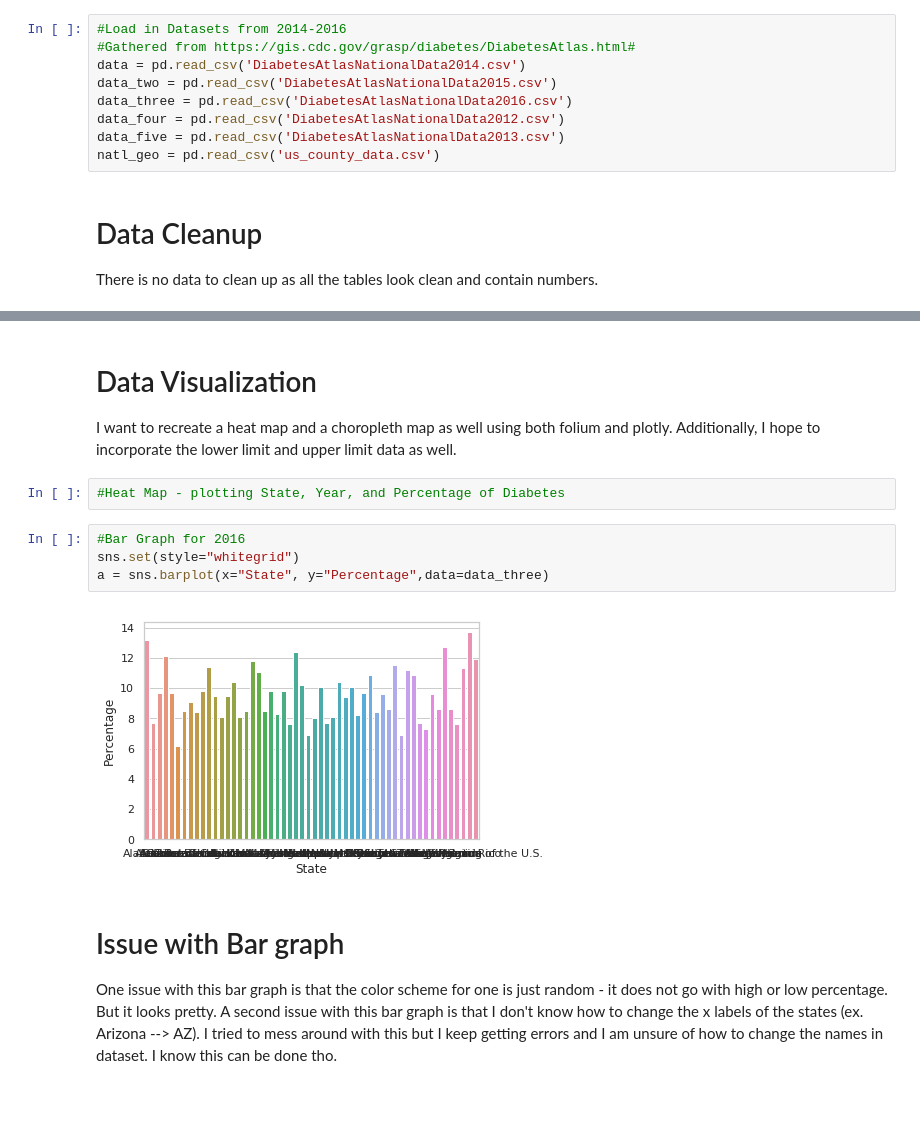
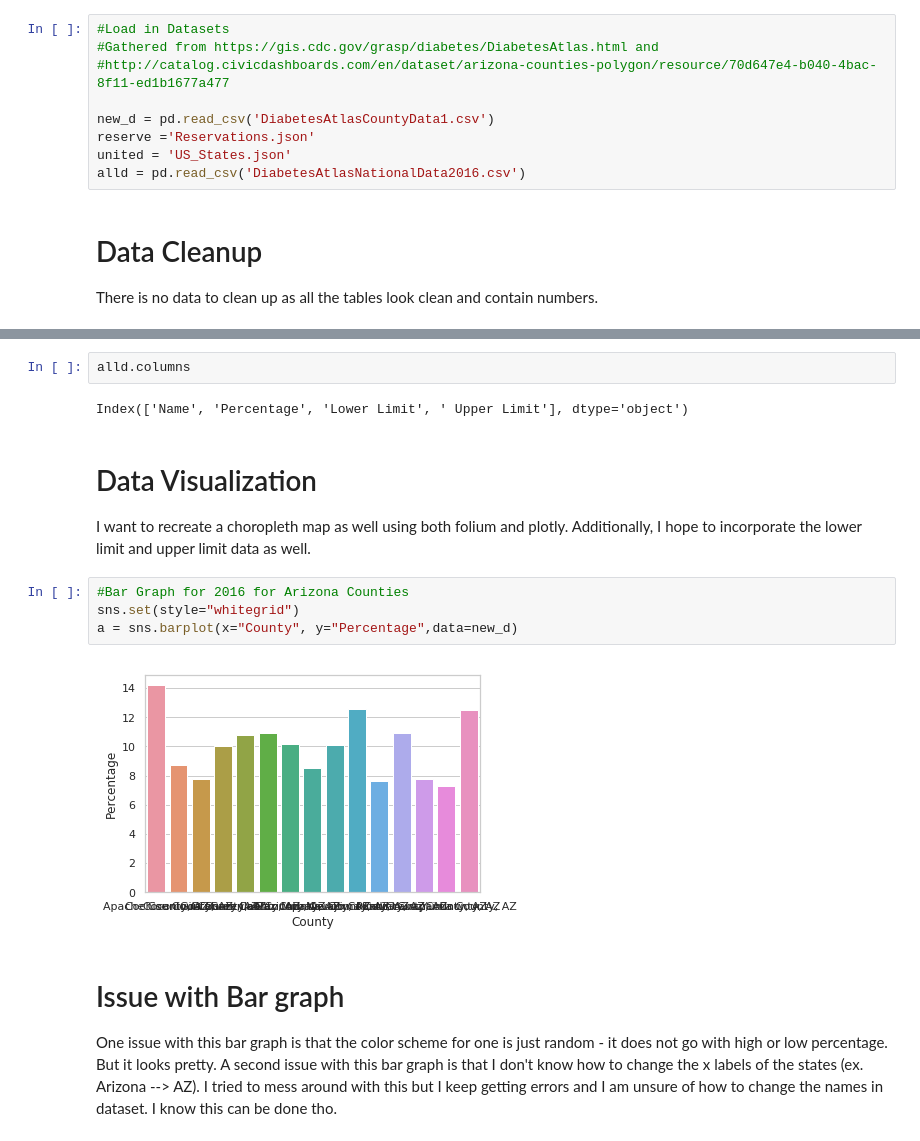
Before and after one commit to ContextLab/storytelling-with-data, a Jupyter notebook: data-stories/diabetes-data/Hackathon2_DiabetesProject.ipynb, the cells around one changed output, grey strips where cells are left out. Cells and saved outputs as stored; diff of their text form; blank space fills up the shorter version.

```diff
--- a/data-stories/diabetes-data/Hackathon2_DiabetesProject.ipynb
+++ b/data-stories/diabetes-data/Hackathon2_DiabetesProject.ipynb
@@ -14,14 +18,14 @@ import json
 
 %matplotlib inline
 # %%
-#Load in Datasets from 2014-2016
-#Gathered from https://gis.cdc.gov/grasp/diabetes/DiabetesAtlas.html#
-data = pd.read_csv('DiabetesAtlasNationalData2014.csv')
-data_two = pd.read_csv('DiabetesAtlasNationalData2015.csv')
-data_three = pd.read_csv('DiabetesAtlasNationalData2016.csv')
-data_four = pd.read_csv('DiabetesAtlasNationalData2012.csv')
-data_five = pd.read_csv('DiabetesAtlasNationalData2013.csv')
-natl_geo = pd.read_csv('us_county_data.csv')
+#Load in Datasets
+#Gathered from https://gis.cdc.gov/grasp/diabetes/DiabetesAtlas.html and
+#http://catalog.civicdashboards.com/en/dataset/arizona-counties-polygon/resource/70d647e4-b040-4bac-8f11-ed1b1677a477
+
+new_d = pd.read_csv('DiabetesAtlasCountyData1.csv')
+reserve ='Reservations.json'
+united = 'US_States.json'
+alld = pd.read_csv('DiabetesAtlasNationalData2016.csv')
 # %% [markdown]
 # Data Cleanup
 There is no data to clean up as all the tables look clean and contain numbers.
@@ -70,14 +54,16 @@ data_three.head(10)
+# %%
+alld.columns
+# %% [output]
+Index(['Name', 'Percentage', 'Lower Limit', ' Upper Limit'], dtype='object')
 # %% [markdown]
 # Data Visualization
-I want to recreate a heat map and a choropleth map as well using both folium and plotly. Additionally, I hope to incorporate the lower limit and upper limit data as well.
+I want to recreate a choropleth map as well using both folium and plotly. Additionally, I hope to incorporate the lower limit and upper limit data as well.
-# %%
-#Heat Map - plotting State, Year, and Percentage of Diabetes
 # %%
-#Bar Graph for 2016
+#Bar Graph for 2016 for Arizona Counties
 sns.set(style="whitegrid")
-a = sns.barplot(x="State", y="Percentage",data=data_three)
+a = sns.barplot(x="County", y="Percentage",data=new_d)
 # %% [output]
-[figure, old version]
+[figure, new version]
 # %% [markdown]
 # Issue with Bar graph
 One issue with this bar graph is that the color scheme for one is just random - it does not go with high or low percentage. But it looks pretty.
```
Also changed, not shown: parts of 14 cells of this notebook, 4 other files.
